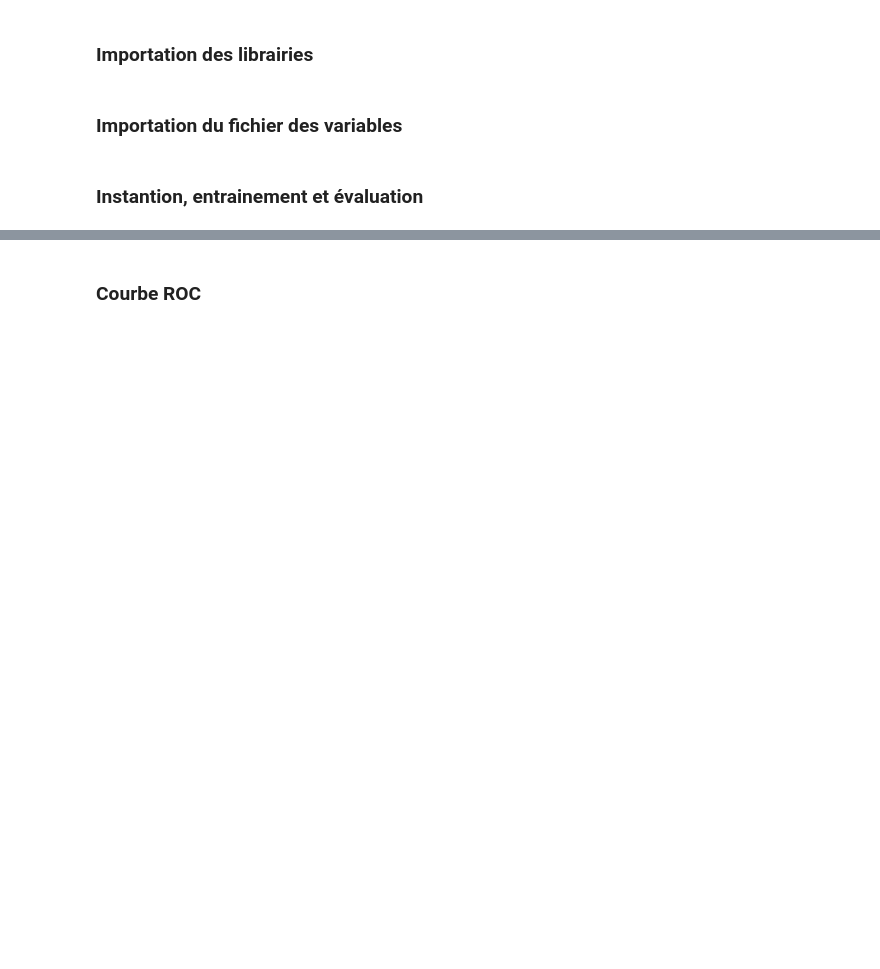
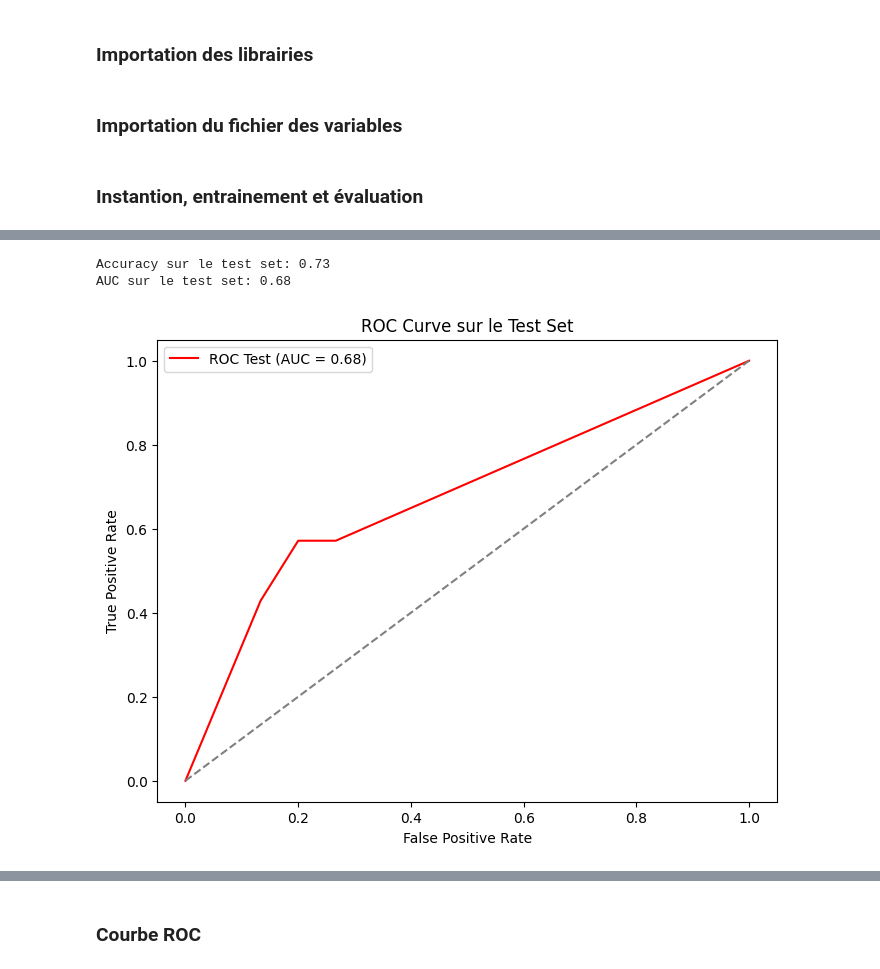
Before and after one commit to marktr11/Cervical-Cancer-Risk-Classification, a Jupyter notebook: Code/TreeDecision.ipynb, the cells around one changed output, grey strips where cells are left out. Cells and saved outputs as stored; diff of their text form; code cells hidden in the pictures; blank space fills up the shorter version.

```diff
--- a/Code/TreeDecision.ipynb
+++ b/Code/TreeDecision.ipynb
@@ -107,0 +40,52 @@ print(f"\n Précision moyenne du modèle : {mean_accuracy:.2f}")
+# %%
+from sklearn.tree import DecisionTreeClassifier
+from sklearn.model_selection import cross_val_predict, cross_val_score
+from sklearn.metrics import accuracy_score, roc_curve, auc
+import numpy as np
+import matplotlib.pyplot as plt
+
+# Initialisation des paramètres
+mean_fpr = np.linspace(0, 1, 100)  # Axe X pour la courbe ROC
+tprs = []
+accuracies = []
+
+# Définir le modèle
+model_tree = DecisionTreeClassifier(max_depth=5, min_samples_split=10, min_samples_leaf=5,
+                                    class_weight='balanced', random_state=42)
+
+# Définir la validation croisée stratifiée à 5 plis
+cv = KFold(n_splits=5, shuffle=True, random_state=18)
+
+# Obtenir les prédictions probables avec cross-validation
+y_prob = cross_val_predict(model_tree, X_train_smote, y_train_smote, cv=cv, method="predict_proba")[:, 1]
+
+# Obtenir la précision avec cross-validation
+accuracies = cross_val_score(model_tree, X_train_smote, y_train_smote, cv=cv, scoring="accuracy")
+# Entraîner le modèle sur tout le train set
+model_tree.fit(X_train_smote, y_train_smote)
+
+# Prédire sur le test set
+y_prob_test = model_tree.predict_proba(X_test)[:, 1]
+y_pred_test = model_tree.predict(X_test)
+
+# Évaluer sur le test set
+test_accuracy = accuracy_score(y_test, y_pred_test)
+fpr_test, tpr_test, _ = roc_curve(y_test, y_prob_test)
+roc_auc_test = auc(fpr_test, tpr_test)
+
+print(f"\nAccuracy sur le test set: {test_accuracy:.2f}")
+print(f"AUC sur le test set: {roc_auc_test:.2f}")
+
+# Tracer la courbe ROC pour le test set
+plt.figure(figsize=(8, 6))
+plt.plot(fpr_test, tpr_test, color='red', label=f'ROC Test (AUC = {roc_auc_test:.2f})')
+plt.plot([0, 1], [0, 1], color='grey', linestyle='--')
+plt.xlabel('False Positive Rate')
+plt.ylabel('True Positive Rate')
+plt.title('ROC Curve sur le Test Set')
+plt.legend()
+plt.show()
+# %% [output]
+Accuracy sur le test set: 0.73
+AUC sur le test set: 0.68
+[figure, added]
```
Also changed, not shown: parts of 10 cells of this notebook, 1 other file.
